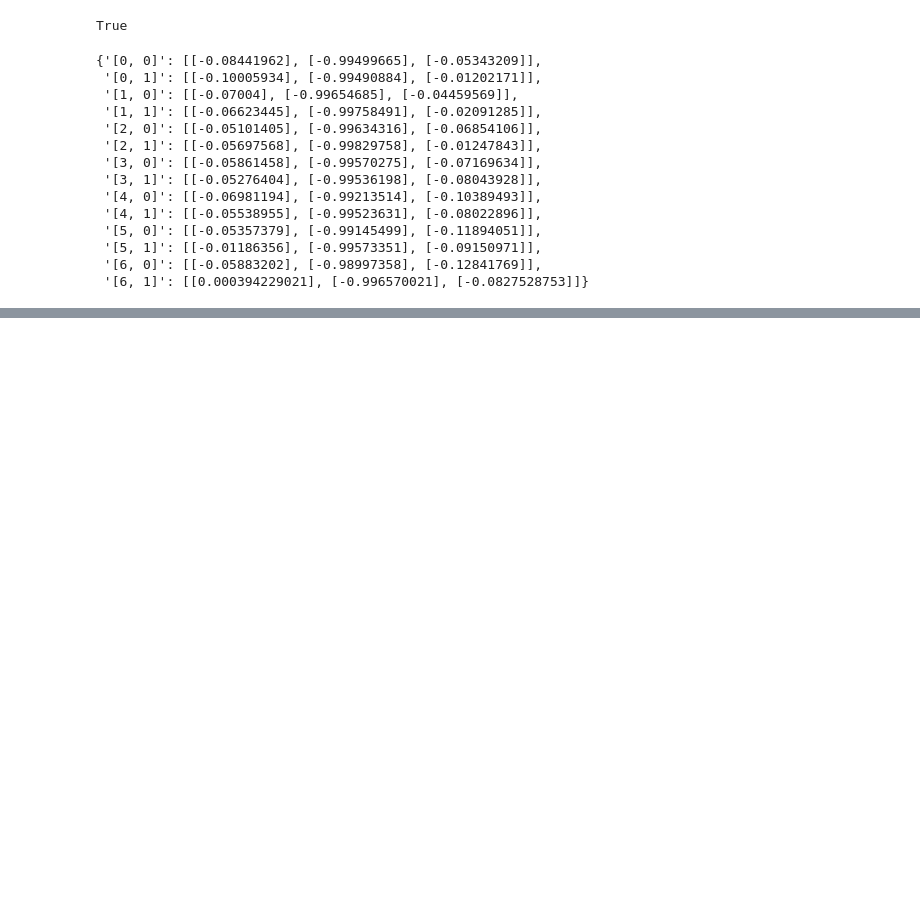
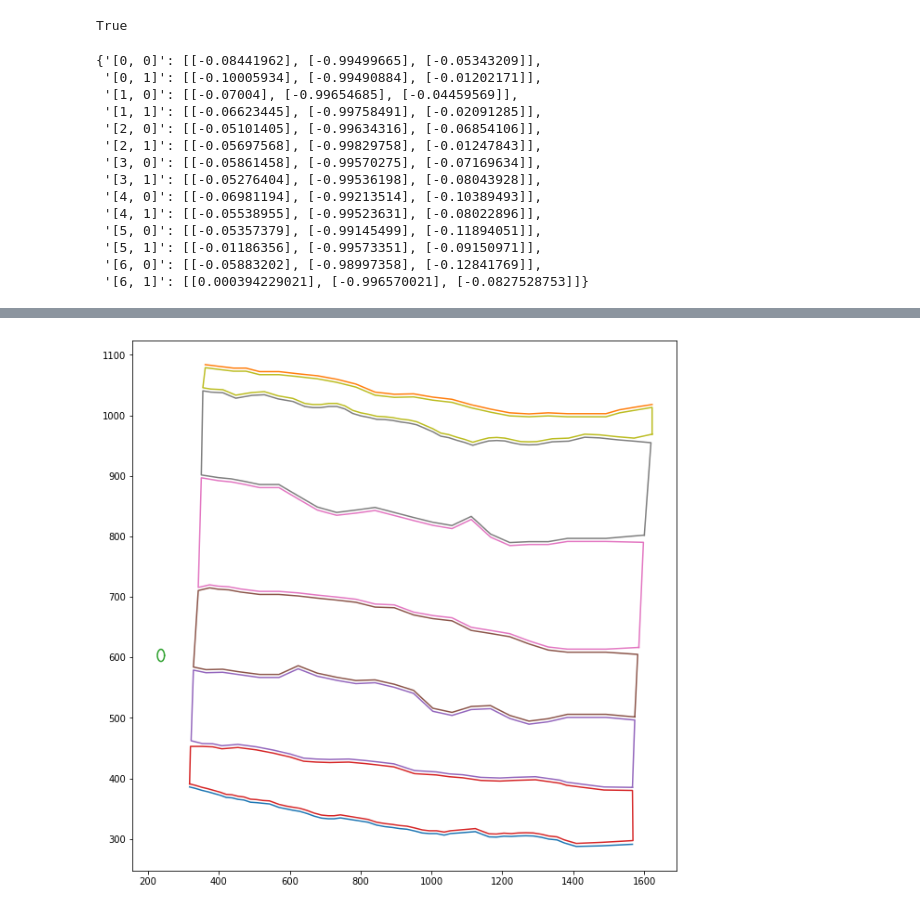
Before and after one commit to emjoyce/skeleton_keys_polygon, a Jupyter notebook: cut_polygons_1.ipynb, the cells around one changed output, grey strips where cells are left out. Saved outputs shown, nothing was run; the diff lists cells and outputs as text; code cells hidden in the pictures; blank space fills up the shorter version.

```diff
--- a/cut_polygons_1.ipynb
+++ b/cut_polygons_1.ipynb
@@ -767,0 +802,25 @@ plot_layer_polygon(ax, test_poly)
+# %%
+# so this is layer 4 and layer 5 p cells range - looks pretty ok here.
+# look into what is happening with the lines on the right and left? like
+# wtf
+fig, ax = plt.subplots()
+fig.set_size_inches(10.5, 10.5)
+
+surfaces_and_paths = comp_poly
+
+pia_surface = surfaces_and_paths["pia_path"]
+wm_surface = surfaces_and_paths["wm_path"]
+soma_drawing = surfaces_and_paths["soma_path"]
+layer_polygons = surfaces_and_paths["layer_polygons"]
+
+path = np.array(pia_surface["path"]) * pia_surface["resolution"]
+ax.plot(path[:, 0], path[:, 1])
+path = np.array(wm_surface["path"]) * pia_surface["resolution"]
+ax.plot(path[:, 0], path[:, 1])
+path = np.array(soma_drawing["path"]) * pia_surface["resolution"]
+ax.plot(path[:, 0], path[:, 1])
+for poly in layer_polygons:
+    path = np.array(poly["path"]) * pia_surface["resolution"]
+    ax.plot(path[:, 0], path[:, 1])
+# %% [output]
+[figure, added]
```
Also changed, not shown: parts of 65 cells of this notebook, 27 other files.
